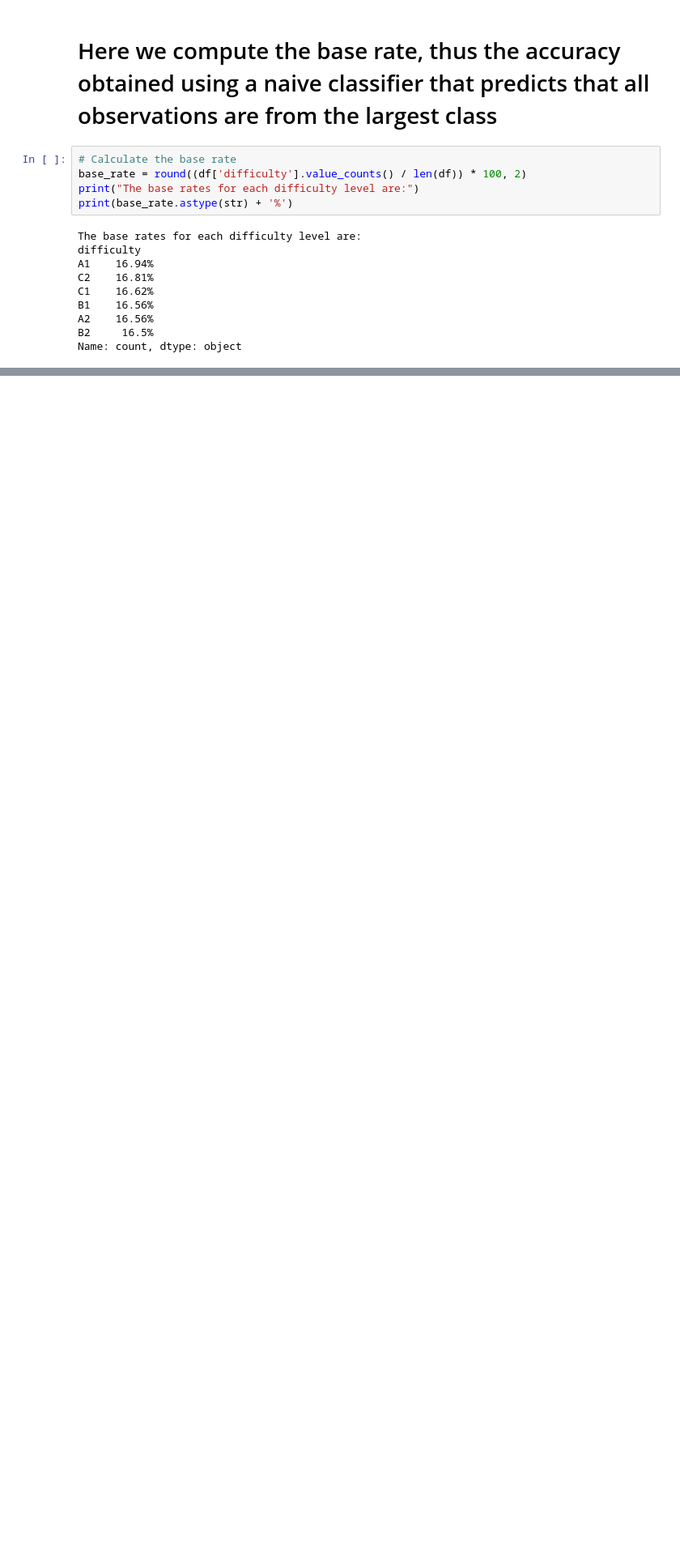
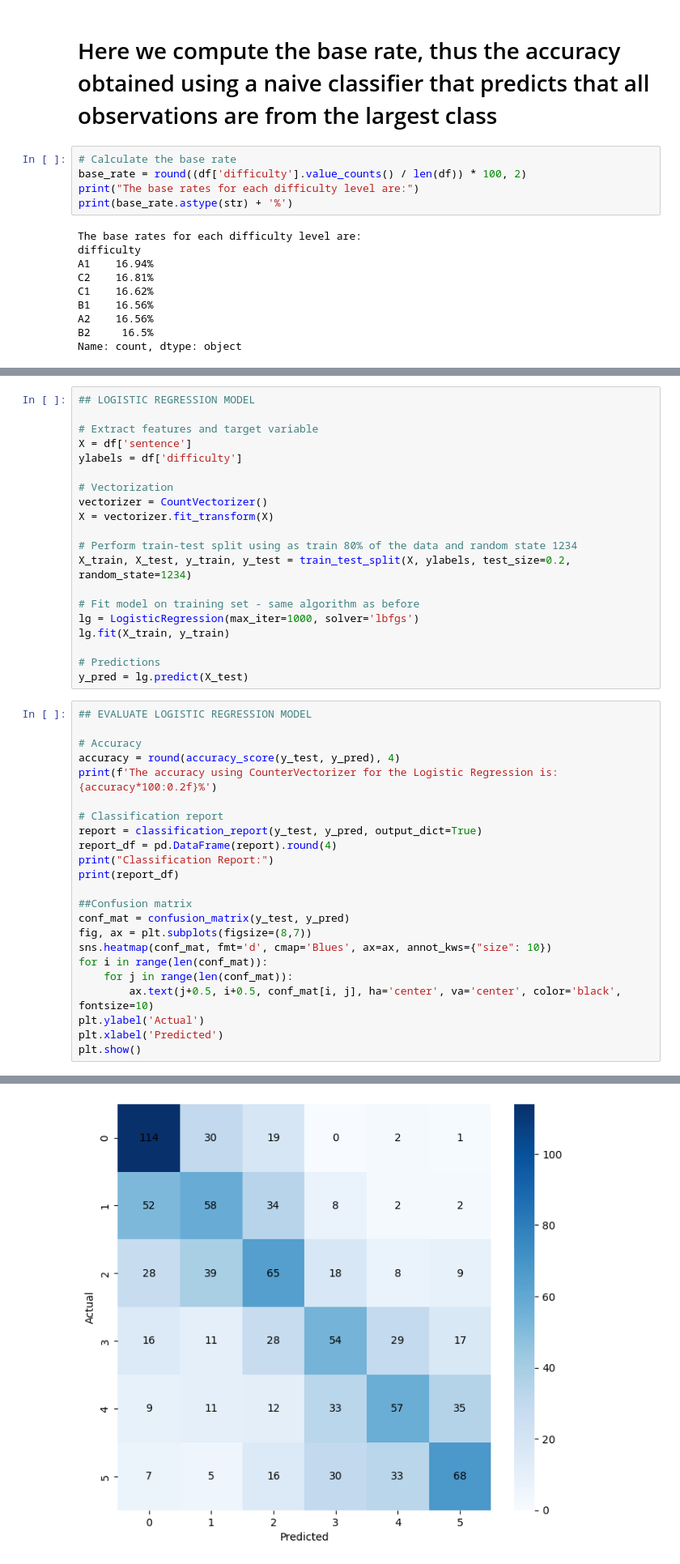
Before and after one commit to BeatriceVaienti/dsml_project, a Jupyter notebook: notebooks/preliminaryEv.ipynb, the cells around one changed output, grey strips where cells are left out. Shown at 81% size. Saved outputs shown, nothing was run; the diff lists cells and outputs as text; blank space fills up the shorter version.

```diff
--- a/notebooks/preliminaryEv.ipynb
+++ b/notebooks/preliminaryEv.ipynb
@@ -60,0 +84,44 @@ Name: count, dtype: object
+# %%
+## LOGISTIC REGRESSION MODEL
+
+# Extract features and target variable
+X = df['sentence']
+ylabels = df['difficulty']
+
+# Vectorization
+vectorizer = CountVectorizer()
+X = vectorizer.fit_transform(X)
+
+# Perform train-test split using as train 80% of the data and random state 1234
+X_train, X_test, y_train, y_test = train_test_split(X, ylabels, test_size=0.2, random_state=1234)
+
+# Fit model on training set - same algorithm as before
+lg = LogisticRegression(max_iter=1000, solver='lbfgs')
+lg.fit(X_train, y_train)
+
+# Predictions
+y_pred = lg.predict(X_test)
+# %%
+## EVALUATE LOGISTIC REGRESSION MODEL
+
+# Accuracy
+accuracy = round(accuracy_score(y_test, y_pred), 4)
+print(f'The accuracy using CounterVectorizer for the Logistic Regression is: {accuracy*100:0.2f}%')
+
+# Classification report
+report = classification_report(y_test, y_pred, output_dict=True)
+report_df = pd.DataFrame(report).round(4)
+print("Classification Report:")
+print(report_df)
+
+##Confusion matrix
+conf_mat = confusion_matrix(y_test, y_pred)
+fig, ax = plt.subplots(figsize=(8,7))
+sns.heatmap(conf_mat, fmt='d', cmap='Blues', ax=ax, annot_kws={"size": 10})
+for i in range(len(conf_mat)):
+    for j in range(len(conf_mat)):
+        ax.text(j+0.5, i+0.5, conf_mat[i, j], ha='center', va='center', color='black', fontsize=10)
+plt.ylabel('Actual')
+plt.xlabel('Predicted')
+plt.show()
+# %% [output]
@@ -60,0 +141 @@ Name: count, dtype: object
+[figure, added]
```
Also changed, not shown: parts of 12 cells of this notebook.
